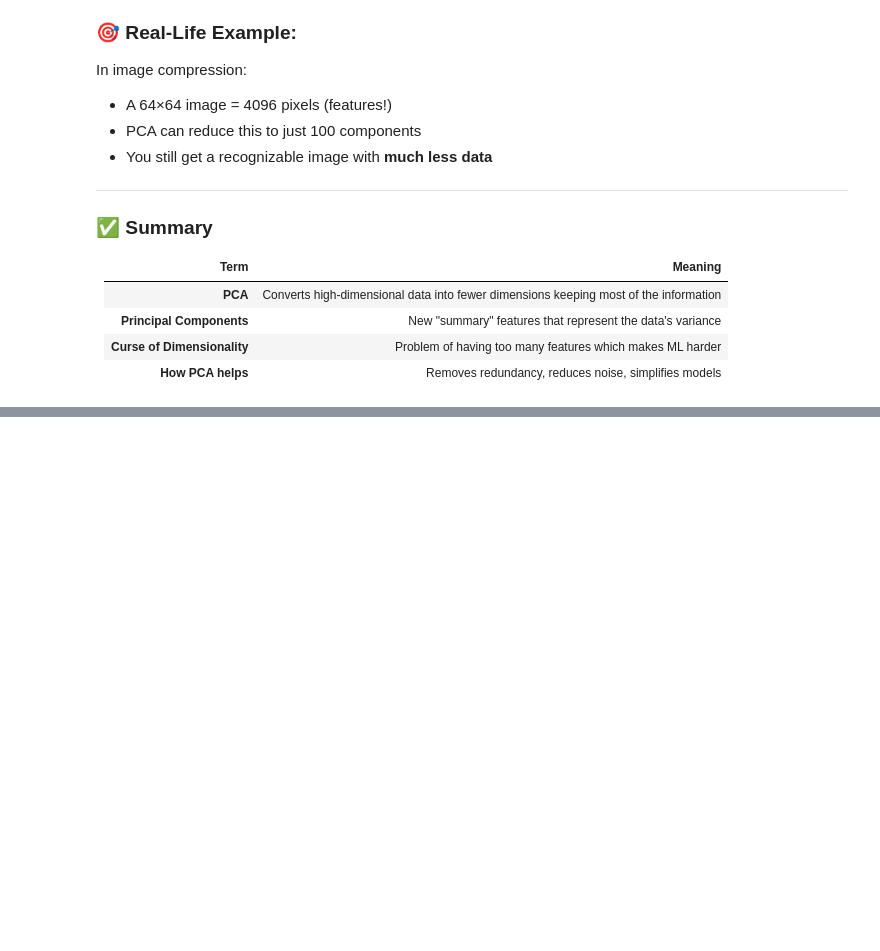
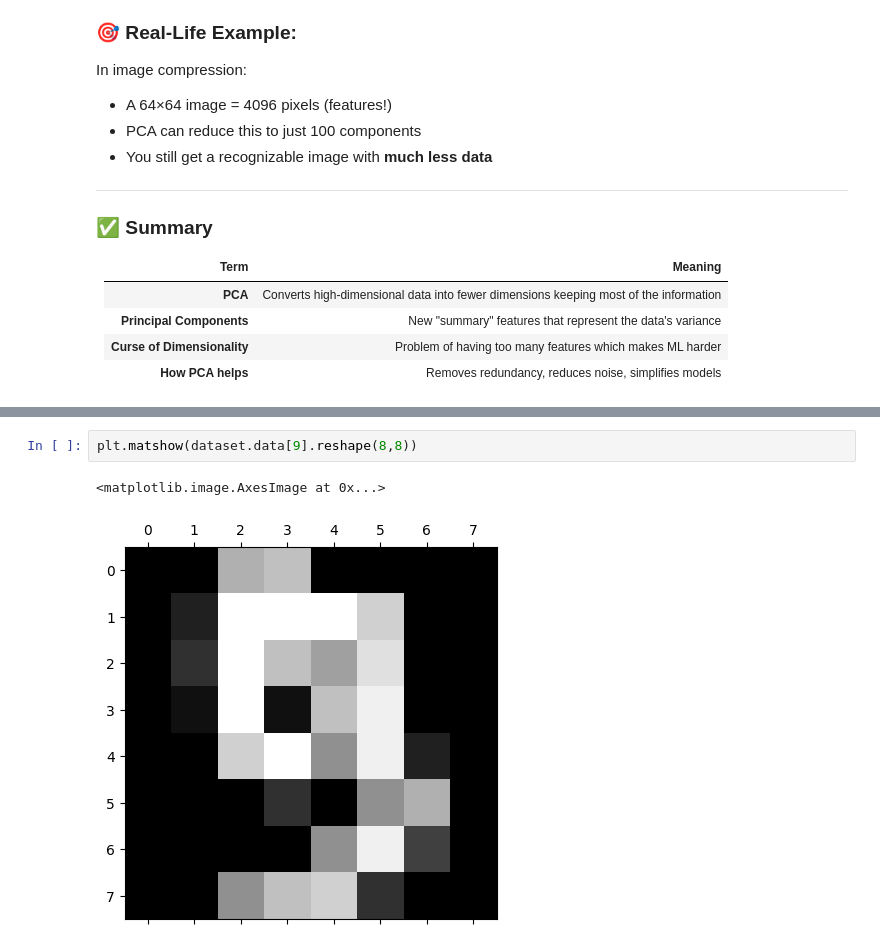
Before and after one commit to samiha-mahin/A-Machine-Learning-Repo, a Jupyter notebook: PCA.ipynb, the cells around one changed output, grey strips where cells are left out. Cells and saved outputs as stored; diff of their text form; blank space fills up the shorter version.

```diff
--- a/PCA.ipynb
+++ b/PCA.ipynb
@@ -80,0 +102,5 @@ In image compression:
+# %%
+plt.matshow(dataset.data[9].reshape(8,8))
+# %% [output]
+<matplotlib.image.AxesImage at 0x...>
+[figure, added]
```
Also changed, not shown: parts of 17 cells of this notebook.
